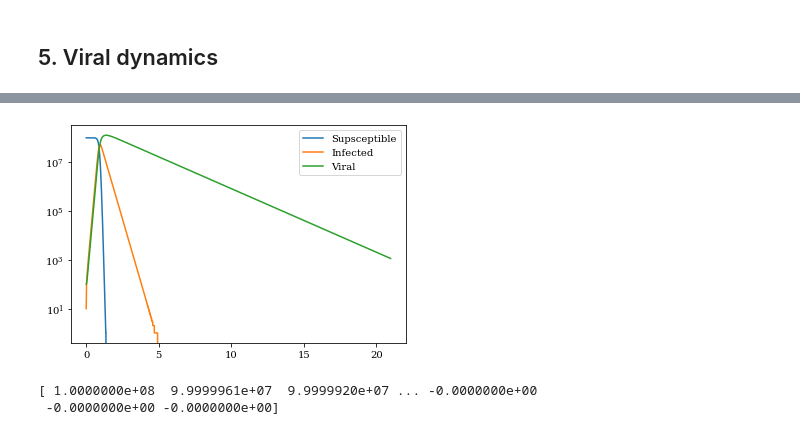
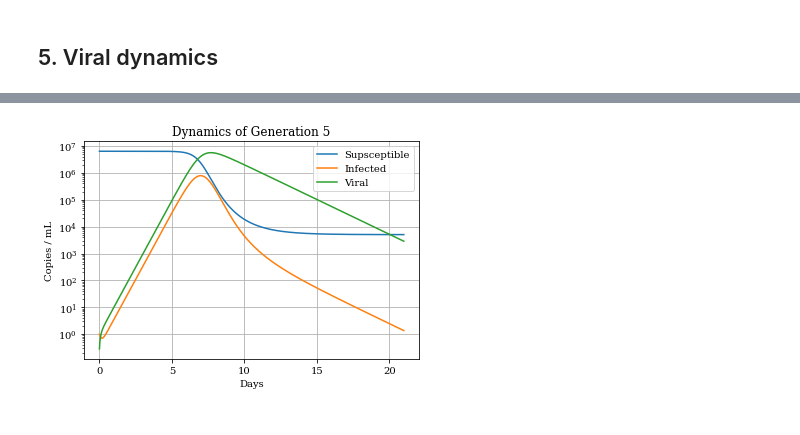
Before and after one commit to ManuelCarrascoY/MEC-BIO586, a Jupyter notebook: COVID Respiratory Modeling/COVID Modeling_Manuel.ipynb, the cells around one changed output, grey strips where cells are left out. Drawn from its saved outputs; the diff is of its cells as text; code cells hidden in the pictures.

Commit message:
Change the final plot in Manuel

```diff
--- a/COVID Respiratory Modeling/COVID Modeling_Manuel.ipynb
+++ b/COVID Respiratory Modeling/COVID Modeling_Manuel.ipynb
@@ -125,7 +125,7 @@ blues.reverse()
 
 fig_flow, ax_flow = plt.subplots()
 ax_flow.set_title(" ")
-ax_flow.set_ylabel("Velocity (cm/min)")
+ax_flow.set_ylabel("Velocity (10^3 cm/min)")
 ax_flow.set_xlabel("Generation number")
 #ax_flow.legend(bbox_to_anchor=(1.05, 1), loc=2, borderaxespad=0., handles=myhandles, labels=mylabels)
 #ax_flow.set(xlim=(11.4, 4.6))
@@ -325,19 +327,19 @@ sns.set_palette(sns.color_palette())
 sns.set_color_codes()
 sns.set_style({'font.family':'serif', 'font.serif':'Helvetica'})
 
-blues = sns.color_palette("Blues")
-blues.reverse()
+set1 = sns.color_palette()
+set1.reverse()
 
 fig_flow, ax_flow = plt.subplots()
 ax_flow.set_title(" ")
-ax_flow.set_ylabel("k_D")
+ax_flow.set_ylabel("Diffusion")
 ax_flow.set_xlabel("Generation number")
 #ax_flow.legend(bbox_to_anchor=(1.05, 1), loc=2, borderaxespad=0., handles=myhandles, labels=mylabels)
 #ax_flow.set(xlim=(11.4, 4.6))
 #ax_flow.set(ylim=(50, 95))
 ax_flow.xaxis.grid()
 
-final_colors = [blues[0]]
+final_colors = [set1[3]]
 final_lines = ['-']
 final_markers = ['s']
 final_labels = ["label"]
@@ -474,3 +479,20 @@ def dynamics(x,t):
     dx[1] = b_days_ml*x[0]*x[2] - d_days*x[1]
     dx[2] = p_days*x[1] -c_days*x[2]
     return dx
+# %%
+# ACE2 concentrations in Copies/mL
+A = [9.419354838709676, 8, 7.225806451612902, 7.041474654377879, 6.9308755760368665, 6.783410138248847, 6.746543778801843, 6.709677419354839, 6.6728110599078345, 6.433179723502303, 6.211981566820276, 6.193548387096774, 5.050691244239632, 5.216589861751152, 5.400921658986175, 5.585253456221198, 5.788018433179723, 5.8433179723502295, 5.8433179723502295, 5.880184331797234, 5.935483870967742, 5.953917050691244, 6.24884792626728, 6.857142857142856, 7.059907834101382]
+A = np.round(A,1)
+A = [10**A[i] for i in range(len(A))]
+
+
+plt.bar(range(len(A)), A)
+plt.yscale('log')
+
+# Virus concentrations in Copies/mL
+plt.bar(range(final_generation+1), C_ml)
+plt.yscale('log')
+plt.ylabel('[] (Copies/mL)')
+plt.xlabel('Generation number')
+
+plt.legend(loc='upper right', labels=['ACE2', 'Viral'])
@@ -477,19 +512,19 @@ def dynamics(x,t):
 # %%
 t = np.arange( 0., 21., 0.01)
-A0 = 10**(8)
-C0 = 10**(2)
-x =[A0,10,C0]
+j = 5
+A0 = A[j]
+C0 = C_ml[j]
+x =[A0,1,C0]
 
 N = odeint(dynamics, x, t)
-N = np.round(N)
+#N = np.round(N)
 plt.plot(t,N)
+plt.title('Dynamics of Generation {}'.format(j))
+plt.ylabel('Copies / mL')
+plt.xlabel('Days')
+plt.grid()
 plt.legend(['Supsceptible','Infected','Viral'])
 plt.yscale("log")
 plt.show()
 # %% [output]
-[figure, old version]
+[figure, new version]
-# %%
-print(N[:,0])
-# %% [output]
-[ 1.0000000e+08  9.9999961e+07  9.9999920e+07 ... -0.0000000e+00
- -0.0000000e+00 -0.0000000e+00]
```
Also changed, not shown: parts of 25 cells of this notebook.
